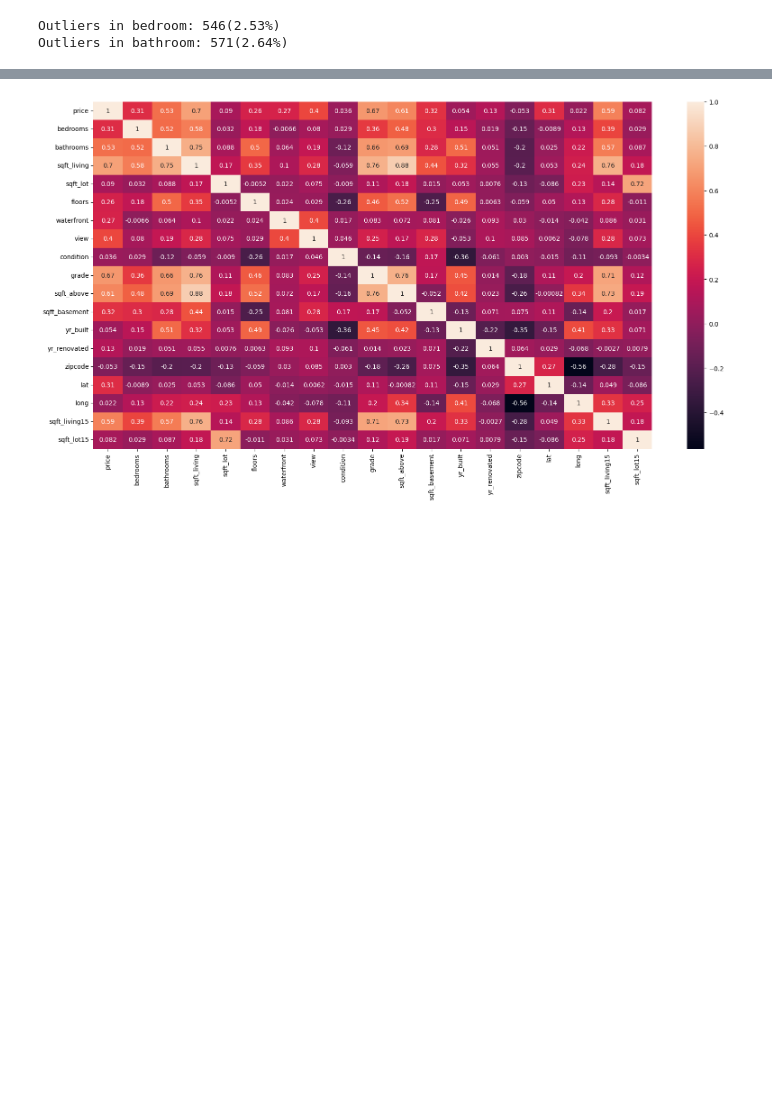
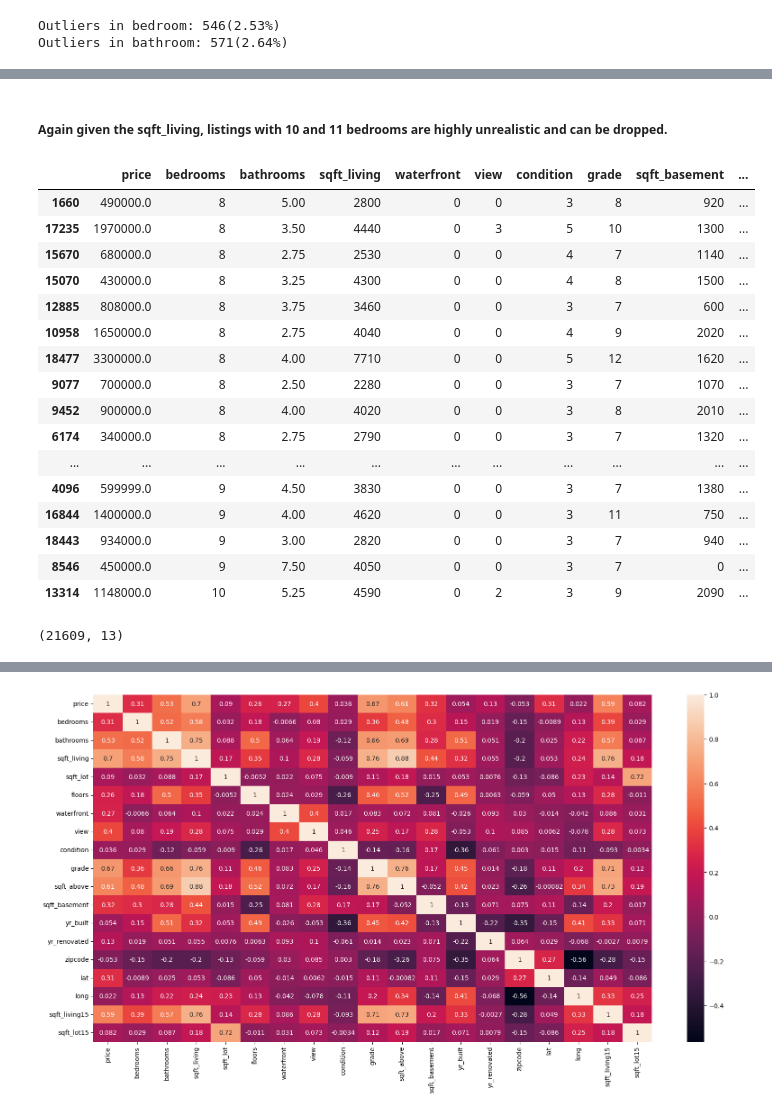
Before and after one commit to atharvadhumal03/HousingPrice-Prediction-MultipleRegression-Analysis, a Jupyter notebook: HousingPricePrediction_MLR.ipynb, the cells around one changed output, grey strips where cells are left out. Saved outputs shown, nothing was run; the diff lists cells and outputs as text; code cells hidden in the pictures; blank space fills up the shorter version.

```diff
--- a/HousingPricePrediction_MLR.ipynb
+++ b/HousingPricePrediction_MLR.ipynb
@@ -499,0 +533,28 @@ Outliers in bathroom: 571(2.64%)
+# %% [markdown]
+##### Again given the sqft_living, listings with 10 and 11 bedrooms are highly unrealistic and can be dropped.
+# %%
+df = df[(df['bedrooms'] < 10) | (df['sqft_living'] >= 4000)]
+# %%
+df[(df['bedrooms'] >= 8 )].sort_values('bedrooms')
+# %% [output]
+|  | price | bedrooms | bathrooms | sqft_living | waterfront | view | condition | grade | sqft_basement | ... |
+| 1660 | 490000.0 | 8 | 5.00 | 2800 | 0 | 0 | 3 | 8 | 920 | ... |
+| 17235 | 1970000.0 | 8 | 3.50 | 4440 | 0 | 3 | 5 | 10 | 1300 | ... |
+| 15670 | 680000.0 | 8 | 2.75 | 2530 | 0 | 0 | 4 | 7 | 1140 | ... |
+| 15070 | 430000.0 | 8 | 3.25 | 4300 | 0 | 0 | 4 | 8 | 1500 | ... |
+| 12885 | 808000.0 | 8 | 3.75 | 3460 | 0 | 0 | 3 | 7 | 600 | ... |
+| 10958 | 1650000.0 | 8 | 2.75 | 4040 | 0 | 0 | 4 | 9 | 2020 | ... |
+| 18477 | 3300000.0 | 8 | 4.00 | 7710 | 0 | 0 | 5 | 12 | 1620 | ... |
+| 9077 | 700000.0 | 8 | 2.50 | 2280 | 0 | 0 | 3 | 7 | 1070 | ... |
+| 9452 | 900000.0 | 8 | 4.00 | 4020 | 0 | 0 | 3 | 8 | 2010 | ... |
+| 6174 | 340000.0 | 8 | 2.75 | 2790 | 0 | 0 | 3 | 7 | 1320 | ... |
+| ... | ... | ... | ... | ... | ... | ... | ... | ... | ... | ... |
+| 4096 | 599999.0 | 9 | 4.50 | 3830 | 0 | 0 | 3 | 7 | 1380 | ... |
+| 16844 | 1400000.0 | 9 | 4.00 | 4620 | 0 | 0 | 3 | 11 | 750 | ... |
+| 18443 | 934000.0 | 9 | 3.00 | 2820 | 0 | 0 | 3 | 7 | 940 | ... |
+| 8546 | 450000.0 | 9 | 7.50 | 4050 | 0 | 0 | 3 | 7 | 0 | ... |
+| 13314 | 1148000.0 | 10 | 5.25 | 4590 | 0 | 2 | 3 | 9 | 2090 | ... |
+# %%
+df.shape
+# %% [output]
+(21609, 13)
```
Also changed, not shown: parts of 9 cells of this notebook.
